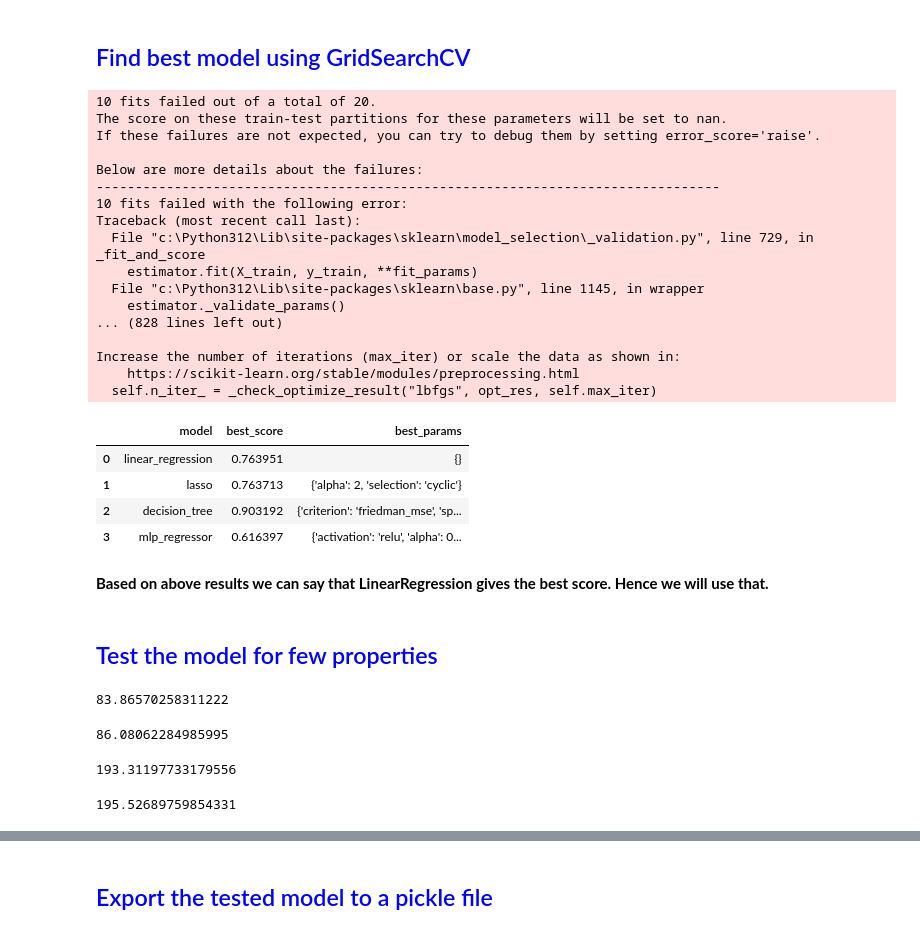
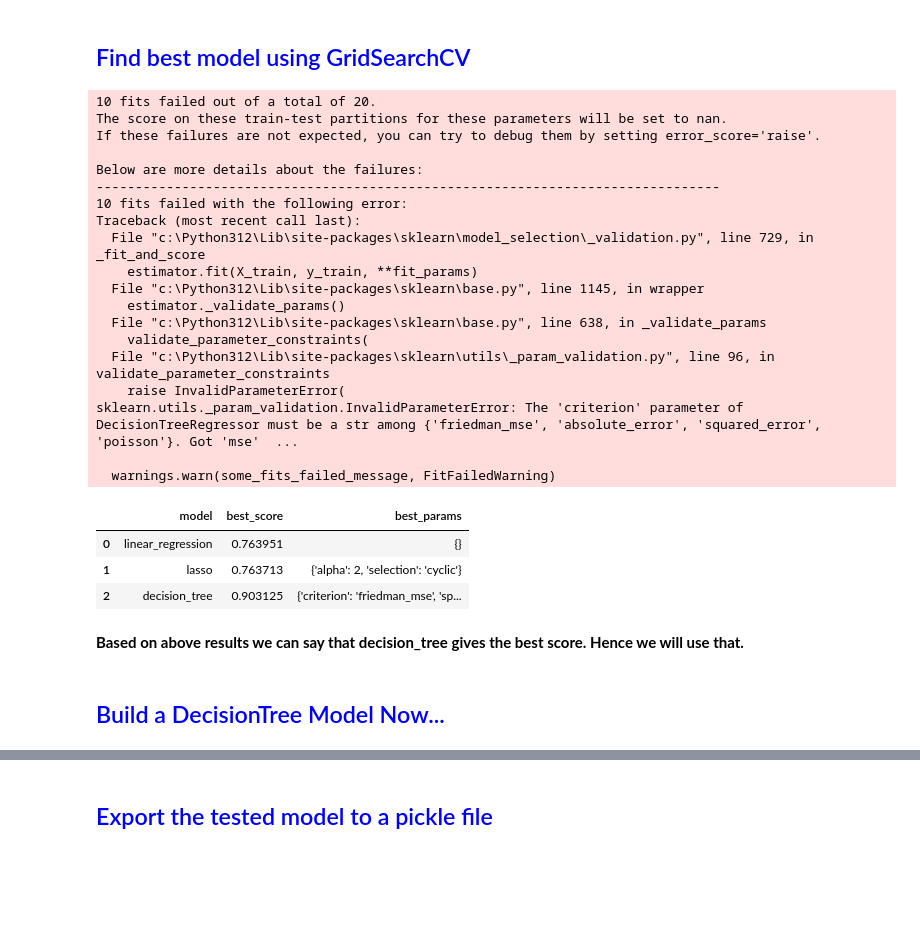
Before and after one commit to movindugunarathna/LandPulse-ML, a Jupyter notebook: Proprocessing/Preprocess.ipynb, the cells around one changed output, grey strips where cells are left out. Cells and saved outputs as stored; diff of their text form; code cells hidden in the pictures; blank space fills up the shorter version.

Commit message:
decision_tree created

```diff
--- a/Proprocessing/Preprocess.ipynb
+++ b/Proprocessing/Preprocess.ipynb
@@ -217,14 +217,26 @@ def addMonth(value):
     try:
         parts = value.split('/')
         if len(parts) > 1:
-            month = float(parts[0])
+            month = int(parts[0])
             if 0 < month < 13:
                 return month
         return 7
     except:
         return 7
+
+def addYear(value):
+    try:
+        parts = value.split('/')
+        if len(parts[2]) == 4:
+            year = int(parts[2])
+            if 2020 <= year <= 2100:
+                return year
+        return 2023
+    except:
+        return 2023
 # %%
 df3['current_month'] = df3['Posted_Date_new'].apply(addMonth)
+df3['current_year'] = df3['Posted_Date_new'].apply(addYear)
 df3.head()
 # %% [output]
 |  | Address_ID | Address | Land_type | Posted_Date_new | count_govtschools_A | min_dist_govtschools_a | ... |
@@ -648,4 +720,4 @@ df7.head()
 # %%
-x = df7.drop(['Price per Perch', 'min_next', 'max_next'],axis='columns')
+x = df7.drop(['Price', 'Min_Next', 'Max_Next'],axis='columns')
 x.head(3)
 # %% [output]
@@ -657,4 +729,4 @@ x.head(3)
 # %%
-y = df7[['Price per Perch', 'min_next', 'max_next']]
+y = df7[['Price', 'Min_Next', 'Max_Next']]
 y.head(3)
 # %% [output]
@@ -714,55 +788,56 @@ def find_best_model_using_gridsearchcv(X,y):
                 'splitter': ['best','random']
             }
         },
-        'mlp_regressor': {
-            'model': MLPRegressor(),
-            'params': {
-                'hidden_layer_sizes': [(50), (100), (50, 50)],
-                'activation': ['relu', 'tanh'],
-                'solver': ['adam', 'lbfgs'],
-                'alpha': [0.0001, 0.001, 0.01],
-                'learning_rate': ['constant', 'invscaling', 'adaptive']
-            }
-        }
+        # 'mlp_regressor': {
+        #     'model': MLPRegressor(),
+        #     'params': {
+        #         'hidden_layer_sizes': [(50), (100), (50, 50)],
+        #         'activation': ['relu', 'tanh'],
+        #         'solver': ['adam', 'lbfgs'],
+        #         'alpha': [0.0001, 0.001, 0.01],
+        #         'learning_rate': ['constant', 'invscaling', 'adaptive']
+        #     }
+        # }
     }
     scores = []
     cv = ShuffleSplit(n_splits=5, test_size=0.2, random_state=0)
     for algo_name, config in algos.items():
         gs =  GridSearchCV(config['model'], config['params'], cv=cv, return_train_score=False)
         gs.fit(X,y)
         scores.append({
             'model': algo_name,
             'best_score': gs.best_score_,
             'best_params': gs.best_params_
         })
 
     return pd.DataFrame(scores,columns=['model','best_score','best_params'])
 
 find_best_model_using_gridsearchcv(x,y)
 # %% [output]
 10 fits failed out of a total of 20.
 The score on these train-test partitions for these parameters will be set to nan.
 If these failures are not expected, you can try to debug them by setting error_score='raise'.
 
 Below are more details about the failures:
 --------------------------------------------------------------------------------
 10 fits failed with the following error:
 Traceback (most recent call last):
   File "c:\Python312\Lib\site-packages\sklearn\model_selection\_validation.py", line 729, in _fit_and_score
     estimator.fit(X_train, y_train, **fit_params)
   File "c:\Python312\Lib\site-packages\sklearn\base.py", line 1145, in wrapper
     estimator._validate_params()
-... (828 lines left out)
+  File "c:\Python312\Lib\site-packages\sklearn\base.py", line 638, in _validate_params
+    validate_parameter_constraints(
+  File "c:\Python312\Lib\site-packages\sklearn\utils\_param_validation.py", line 96, in validate_parameter_constraints
+    raise InvalidParameterError(
+sklearn.utils._param_validation.InvalidParameterError: The 'criterion' parameter of DecisionTreeRegressor must be a str among {'friedman_mse', 'absolute_error', 'squared_error', 'poisson'}. Got 'mse'  ...
 
-Increase the number of iterations (max_iter) or scale the data as shown in:
-    https://scikit-learn.org/stable/modules/preprocessing.html
-  self.n_iter_ = _check_optimize_result("lbfgs", opt_res, self.max_iter)
+  warnings.warn(some_fits_failed_message, FitFailedWarning)
 |  | model | best_score | best_params |
 | 0 | linear_regression | 0.763951 | {} |
 | 1 | lasso | 0.763713 | {'alpha': 2, 'selection': 'cyclic'} |
-| 2 | decision_tree | 0.903192 | {'criterion': 'friedman_mse', 'sp... |
-| 3 | mlp_regressor | 0.616397 | {'activation': 'relu', 'alpha': 0... |
+| 2 | decision_tree | 0.903125 | {'criterion': 'friedman_mse', 'sp... |
 # %% [markdown]
-**Based on above results we can say that LinearRegression gives the best score. Hence we will use that.**
+**Based on above results we can say that decision_tree gives the best score. Hence we will use that.**
 # %% [markdown]
-<h2 style='color:blue'>Test the model for few properties</h2>
+<h2 style='color:blue'>Build a DecisionTree Model Now...</h2>
@@ -781,16 +843,0 @@ def predict_price(location,sqft,bath,bhk):
-# %%
-predict_price('1st Phase JP Nagar',1000, 2, 2)
-# %% [output]
-83.86570258311222
-# %%
-predict_price('1st Phase JP Nagar',1000, 3, 3)
-# %% [output]
-86.08062284985995
-# %%
-predict_price('Indira Nagar',1000, 2, 2)
-# %% [output]
-193.31197733179556
-# %%
-predict_price('Indira Nagar',1000, 3, 3)
-# %% [output]
-195.52689759854331
```
Also changed, not shown: parts of 31 cells of this notebook, 6 other files.
